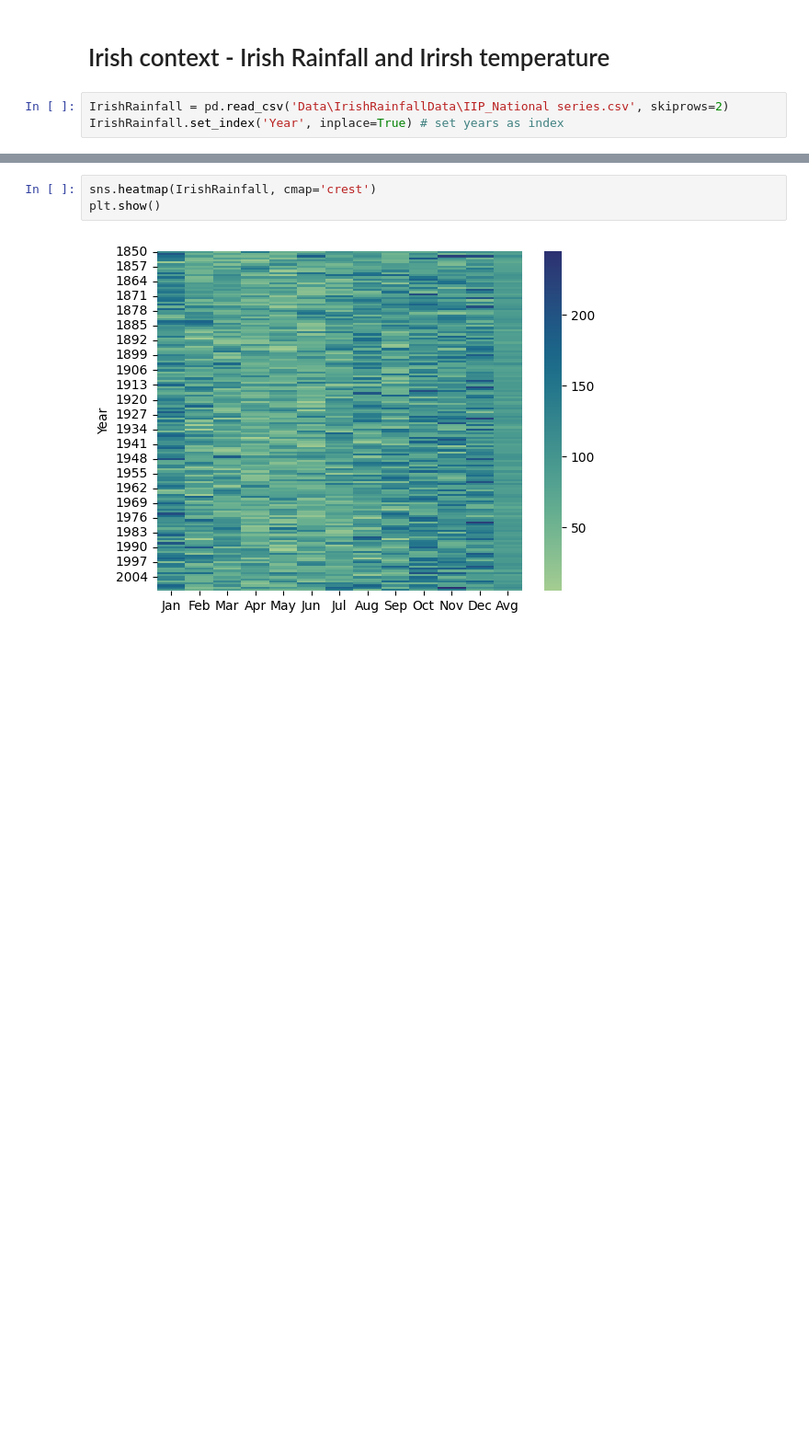
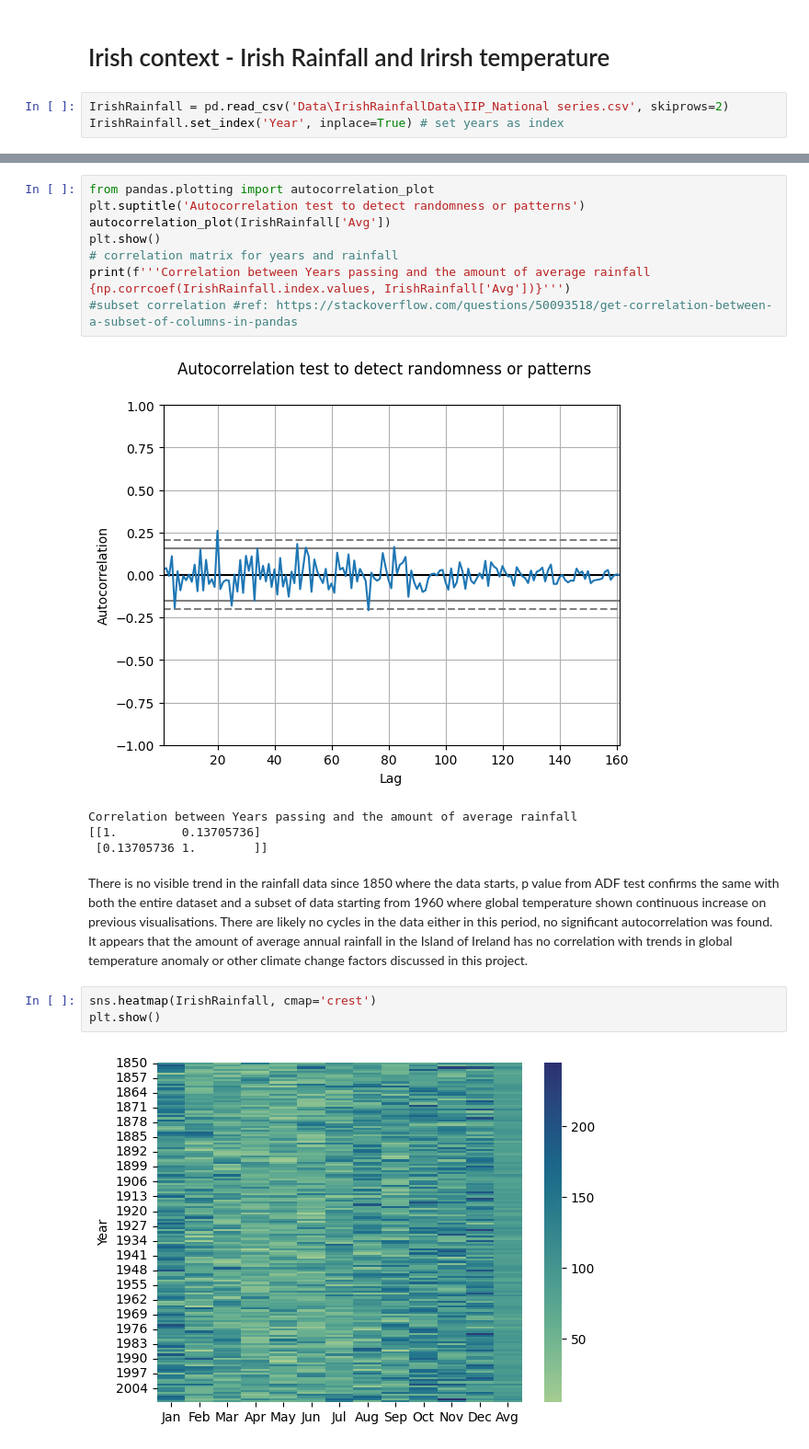
Before and after one commit to noyo0/ProgrammingForDataAnalysis_Project2, a Jupyter notebook: Project2/Project2.ipynb, the cells around one changed output, grey strips where cells are left out. Shown at 92% size. Saved outputs shown, nothing was run; the diff lists cells and outputs as text; blank space fills up the shorter version.

```diff
--- a/Project2/Project2.ipynb
+++ b/Project2/Project2.ipynb
@@ -1195,3 +1191,19 @@ There is no visible trend in the rainfall data since 1850 or since 1960
+# %%
+from pandas.plotting import autocorrelation_plot
+plt.suptitle('Autocorrelation test to detect randomness or patterns')
+autocorrelation_plot(IrishRainfall['Avg'])
+plt.show()
+# correlation matrix for years and rainfall
+print(f'''Correlation between Years passing and the amount of average rainfall
+{np.corrcoef(IrishRainfall.index.values, IrishRainfall['Avg'])}''')
+#subset correlation #ref: https://stackoverflow.com/questions/50093518/get-correlation-between-a-subset-of-columns-in-pandas
+# %% [output]
+[figure, added]
+Correlation between Years passing and the amount of average rainfall
+[[1.         0.13705736]
+ [0.13705736 1.        ]]
+# %% [markdown]
+There is no visible trend in the rainfall data since 1850 where the data starts, p value from ADF test confirms the same with both the entire dataset and a subset of data starting from 1960 where global temperature shown continuous increase on previous visualisations. There are likely no cycles in the data either in this period, no significant autocorrelation was found. <br> It appears that the amount of average annual rainfall in the Island of Ireland has no correlation with trends in global temperature anomaly or other climate change factors discussed in this project.
 # %%
 sns.heatmap(IrishRainfall, cmap='crest')
 plt.show()
```
Also changed, not shown: parts of 32 cells of this notebook.
